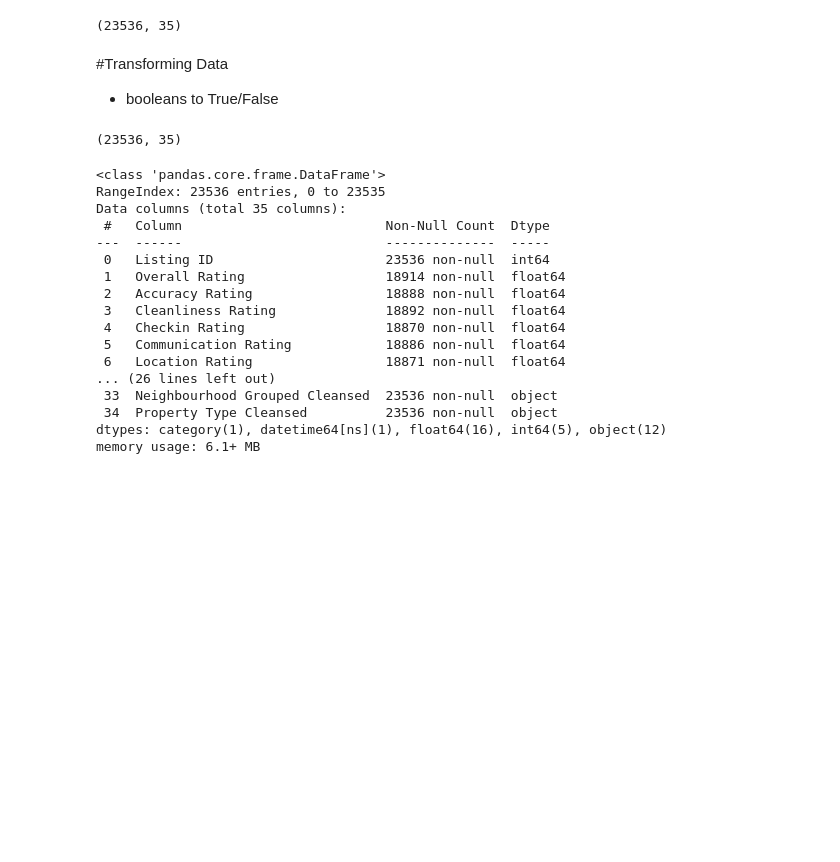
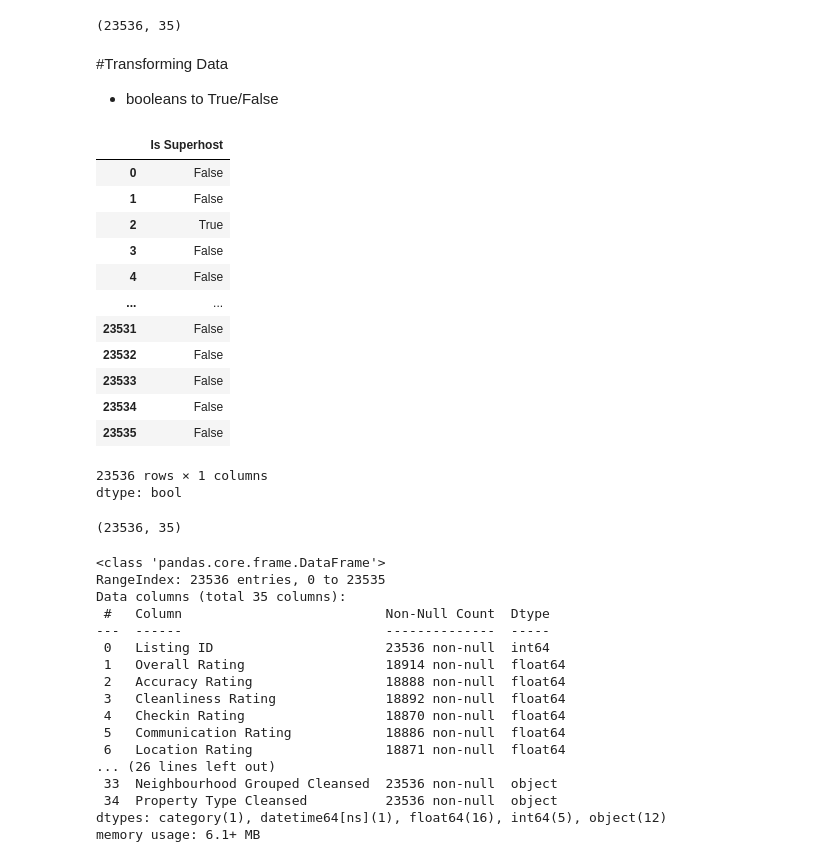
Before and after one commit to rafatb/Berlin_Airbnb_Price_Prediction, a Jupyter notebook: Berlin_Airbnb_Price_Prediction_data_preperation.ipynb, the cells around one changed output. Drawn from its saved outputs; the diff is of its cells as text; code cells hidden in the pictures; blank space fills up the shorter version.

```diff
--- a/Berlin_Airbnb_Price_Prediction_data_preperation.ipynb
+++ b/Berlin_Airbnb_Price_Prediction_data_preperation.ipynb
@@ -340,10 +340,31 @@ df_aggregated.shape
 * booleans to True/False
 # %%
 #transform true/false into bool
-df['Instant Bookable'] = df['Instant Bookable'].replace({'t': True, 'f': False})
-df['Is Exact Location'] = df['Is Exact Location'].replace({'t': True, 'f': False})
-df['Is Superhost'] = df['Is Superhost'].replace({'t': True, 'f': False})
-df['Is Superhost'] = df['Is Superhost'].astype(bool)
+df_aggregated['Instant Bookable'] = df_aggregated['Instant Bookable'].replace({'t': True, 'f': False})
+df_aggregated['Instant Bookable'] = df_aggregated['Instant Bookable'].astype(bool)
+
+df_aggregated['Is Exact Location'] = df_aggregated['Is Exact Location'].replace({'t': True, 'f': False})
+df_aggregated['Is Exact Location'] = df_aggregated['Is Exact Location'].astype(bool)
+
+df_aggregated['Is Superhost'] = df_aggregated['Is Superhost'].replace({'t': True, 'f': False})
+df_aggregated['Is Superhost'] = df_aggregated['Is Superhost'].astype(bool)
+# %%
+df_aggregated['Is Superhost']
+# %% [output]
+|  | Is Superhost |
+| 0 | False |
+| 1 | False |
+| 2 | True |
+| 3 | False |
+| 4 | False |
+| ... | ... |
+| 23531 | False |
+| 23532 | False |
+| 23533 | False |
+| 23534 | False |
+| 23535 | False |
+23536 rows × 1 columns
+dtype: bool
 # %%
 # df_aggregated.drop(columns=['Host Since',
 #                  'Is Exact Location',"Host Response Rate","Overall Rating","Instant Bookable","Is Superhost","Instant Bookable","Property Type"
```
